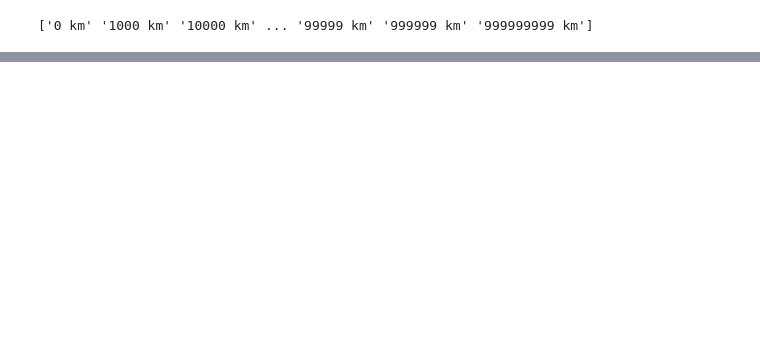
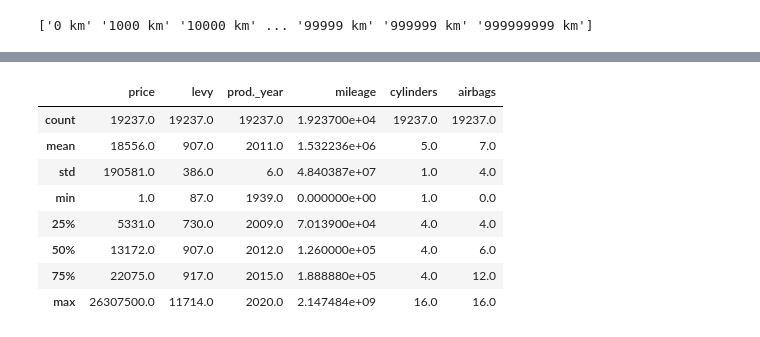
Before and after one commit to Cadifam/ds_car_price_prediction, a Jupyter notebook: loading_preprocessing_data.ipynb, the cells around one changed output, grey strips where cells are left out. Saved outputs shown, nothing was run; the diff lists cells and outputs as text; code cells hidden in the pictures; blank space fills up the shorter version.

```diff
--- a/loading_preprocessing_data.ipynb
+++ b/loading_preprocessing_data.ipynb
@@ -306,0 +169,7 @@ memory usage: 2.6+ MB
+# %%
+## remove km from the mileage column
+df['mileage'] = df['mileage'].str.replace(' km', '')
+df['mileage'] = df['mileage'].str.replace('-km', '')
+# %%
+## convert the mileage column type to float
+df['mileage'] = df['mileage'].astype('int64')
@@ -306,0 +180,5 @@ memory usage: 2.6+ MB
+# %%
+## converting column type to float
+df['levy'] = df['levy'].astype('float')
+# %%
+df['levy'] = df['levy'].fillna(df['levy'].mean())
@@ -306,0 +193,12 @@ memory usage: 2.6+ MB
+# %%
+df.describe().round()
+# %% [output]
+|  | price | levy | prod._year | mileage | cylinders | airbags |
+| count | 19237.0 | 19237.0 | 19237.0 | 1.923700e+04 | 19237.0 | 19237.0 |
+| mean | 18556.0 | 907.0 | 2011.0 | 1.532236e+06 | 5.0 | 7.0 |
+| std | 190581.0 | 386.0 | 6.0 | 4.840387e+07 | 1.0 | 4.0 |
+| min | 1.0 | 87.0 | 1939.0 | 0.000000e+00 | 1.0 | 0.0 |
+| 25% | 5331.0 | 730.0 | 2009.0 | 7.013900e+04 | 4.0 | 4.0 |
+| 50% | 13172.0 | 907.0 | 2012.0 | 1.260000e+05 | 4.0 | 6.0 |
+| 75% | 22075.0 | 917.0 | 2015.0 | 1.888880e+05 | 4.0 | 12.0 |
+| max | 26307500.0 | 11714.0 | 2020.0 | 2.147484e+09 | 16.0 | 16.0 |
```
Also changed, not shown: parts of 71 cells of this notebook, 1 other file.
